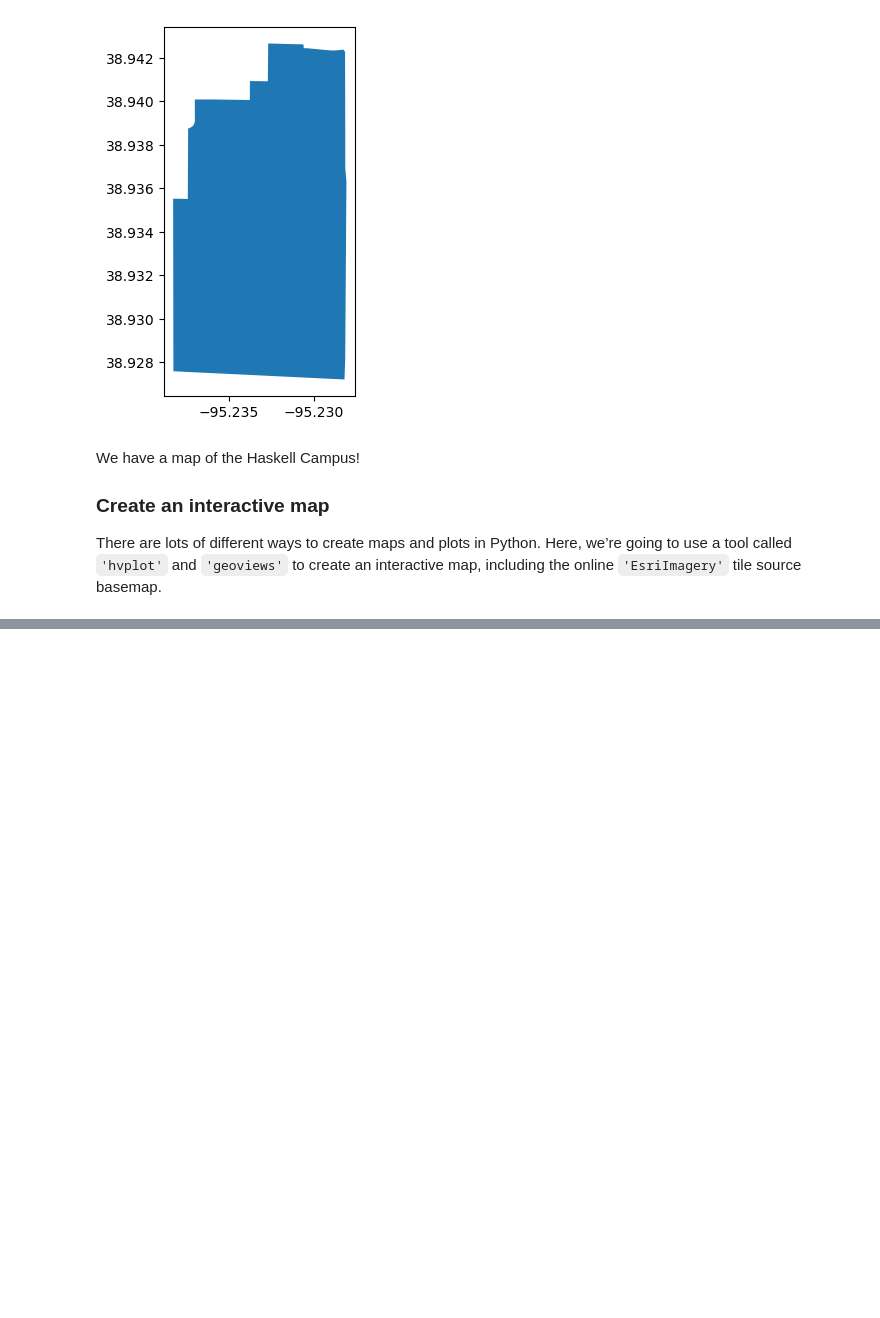
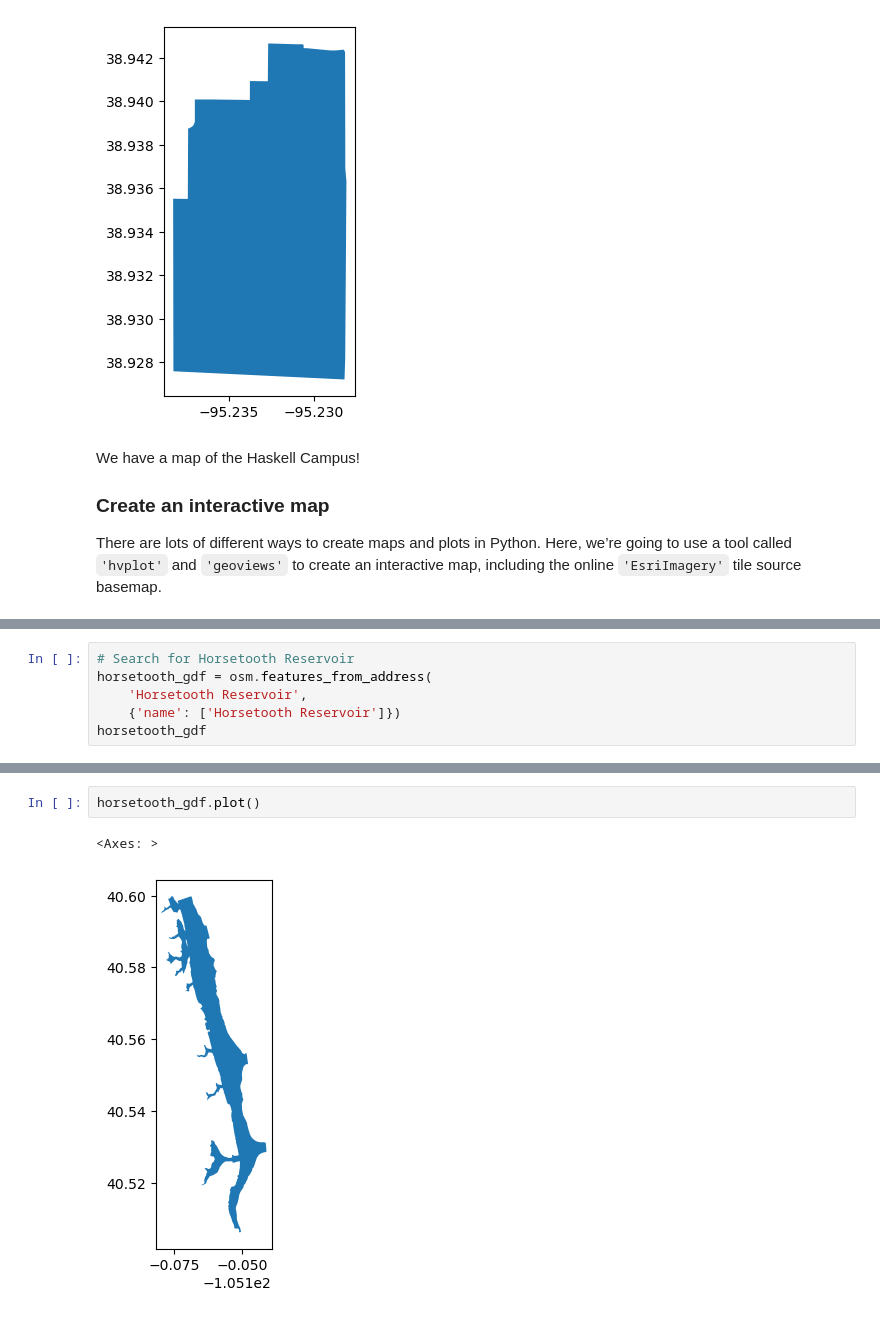
Before and after one commit to JuliaOlsz/map, a Jupyter notebook: first-map.ipynb, the cells around one changed output, grey strips where cells are left out. Drawn from its saved outputs; the diff is of its cells as text; blank space fills up the shorter version.

Commit message:
add Horsetooth map

```diff
--- a/first-map.ipynb
+++ b/first-map.ipynb
@@ -99,3 +99,9 @@ This will raise in a future version.
   warnings.warn(msg, FutureWarning)
 WARNING:bokeh.core.validation.check:W-1005 (FIXED_SIZING_MODE): 'fixed' sizing mode requires width and height to be set: figure(id='p1043', ...)
 [interactive output not drawn]
+# %%
+# Search for Horsetooth Reservoir
+horsetooth_gdf = osm.features_from_address(
+    'Horsetooth Reservoir',
+    {'name': ['Horsetooth Reservoir']})
+horsetooth_gdf
@@ -101,0 +112,5 @@ WARNING:bokeh.core.validation.check:W-1005 (FIXED_SIZING_MODE): 'fixed' sizing m
+# %%
+horsetooth_gdf.plot()
+# %% [output]
+<Axes: >
+[figure, added]
```
Also changed, not shown: parts of 2 cells of this notebook, 5 other files.
